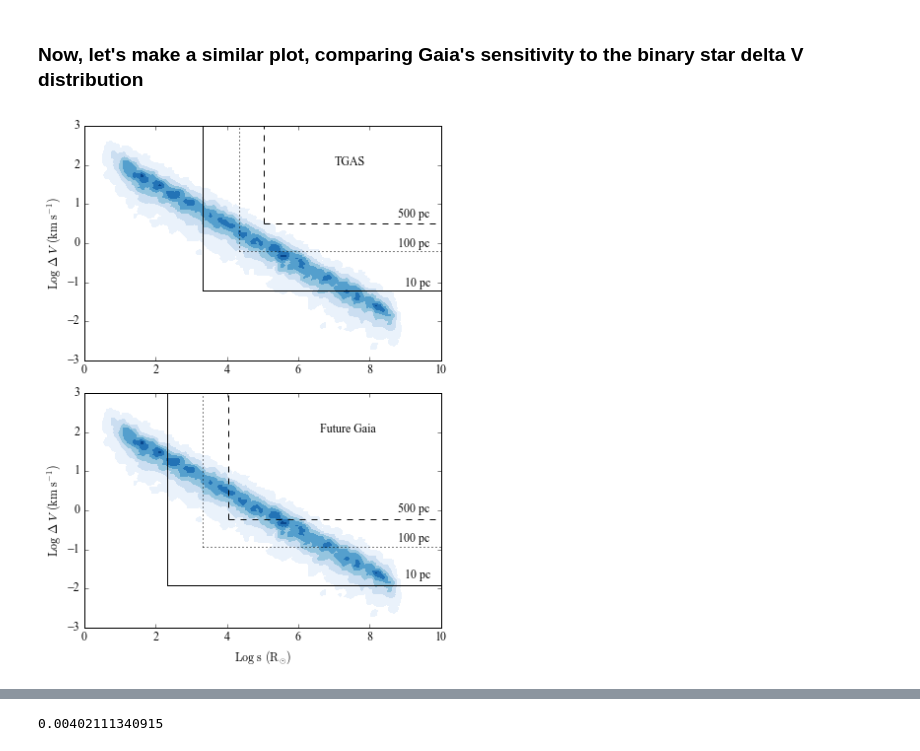
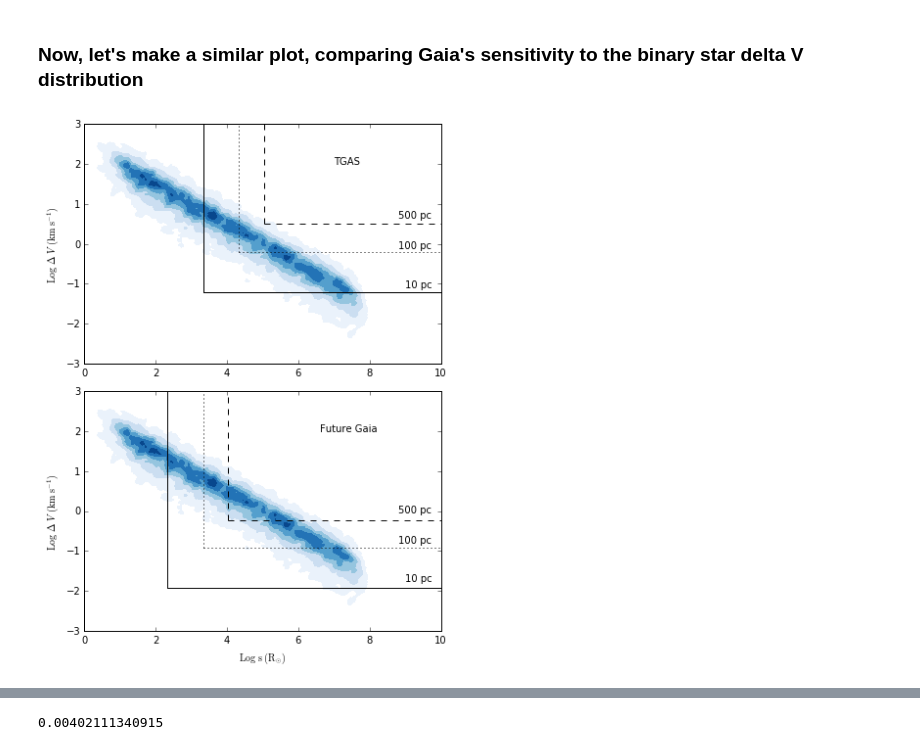
Before and after one commit to astroJeff/gaia_binaries, a Jupyter notebook: notebooks/TGAS_general.ipynb, the cells around one changed output, grey strips where cells are left out. Saved outputs shown, nothing was run; the diff lists cells and outputs as text; code cells hidden in the pictures.

```diff
--- a/notebooks/TGAS_general.ipynb
+++ b/notebooks/TGAS_general.ipynb
@@ -730,6 +717,12 @@ plt.savefig('../figures/Examples_s_dV.pdf')
 ### Now, let's make a similar plot, comparing Gaia's sensitivity to the binary star delta V distribution
 # %%
 fig, ax = plt.subplots(2, 1, figsize=(6,8))
+
+
+num_sys = 10000
+P_binary.binary_kde = None
+P_binary.generate_binary_set(num_sys=num_sys, a_prob='log_flat')
+mu_set = np.array([np.log10(P_binary.binary_set['proj_sep']), np.log10(P_binary.binary_set['delta_v_trans'])]).T
 
 
 
@@ -806,31 +799,31 @@ ax[1].plot([np.log10(s_lim_500pc),xmax], [np.log10(delta_v_lim_500pc), np.log10(
            color='k', linestyle='dashed')
 ax[1].plot([np.log10(s_lim_500pc),np.log10(s_lim_500pc)], [np.log10(delta_v_lim_500pc), ymax],
            color='k', linestyle='dashed')
 
 ax[1].plot([np.log10(s_lim_100pc),xmax], [np.log10(delta_v_lim_100pc), np.log10(delta_v_lim_100pc)],
            color='k', linestyle='dotted')
 ax[1].plot([np.log10(s_lim_100pc),np.log10(s_lim_100pc)], [np.log10(delta_v_lim_100pc), ymax],
            color='k', linestyle='dotted')
 
 ax[1].plot([np.log10(s_lim_10pc),xmax], [np.log10(delta_v_lim_10pc), np.log10(delta_v_lim_10pc)],
            color='k', linestyle='solid')
 ax[1].plot([np.log10(s_lim_10pc),np.log10(s_lim_10pc)], [np.log10(delta_v_lim_10pc), ymax],
            color='k', linestyle='solid')
 
 
 
 
 ax[1].text(8.8, -0.05, '500 pc')
 ax[1].text(8.8, -0.8, '100 pc')
 ax[1].text(9.0, -1.75, '10 pc')
 
 ax[1].text(6.6, 2.0, "Future Gaia")
 
 
 fig.subplots_adjust(wspace=0)
 
 plt.tight_layout()
 plt.savefig('../figures/Gaia_s_dV_limits.pdf')
 #plt.show()
 # %% [output]
-[figure, old version]
+[figure, new version]
```
Also changed, not shown: parts of 2 cells of this notebook, 3 other files.
